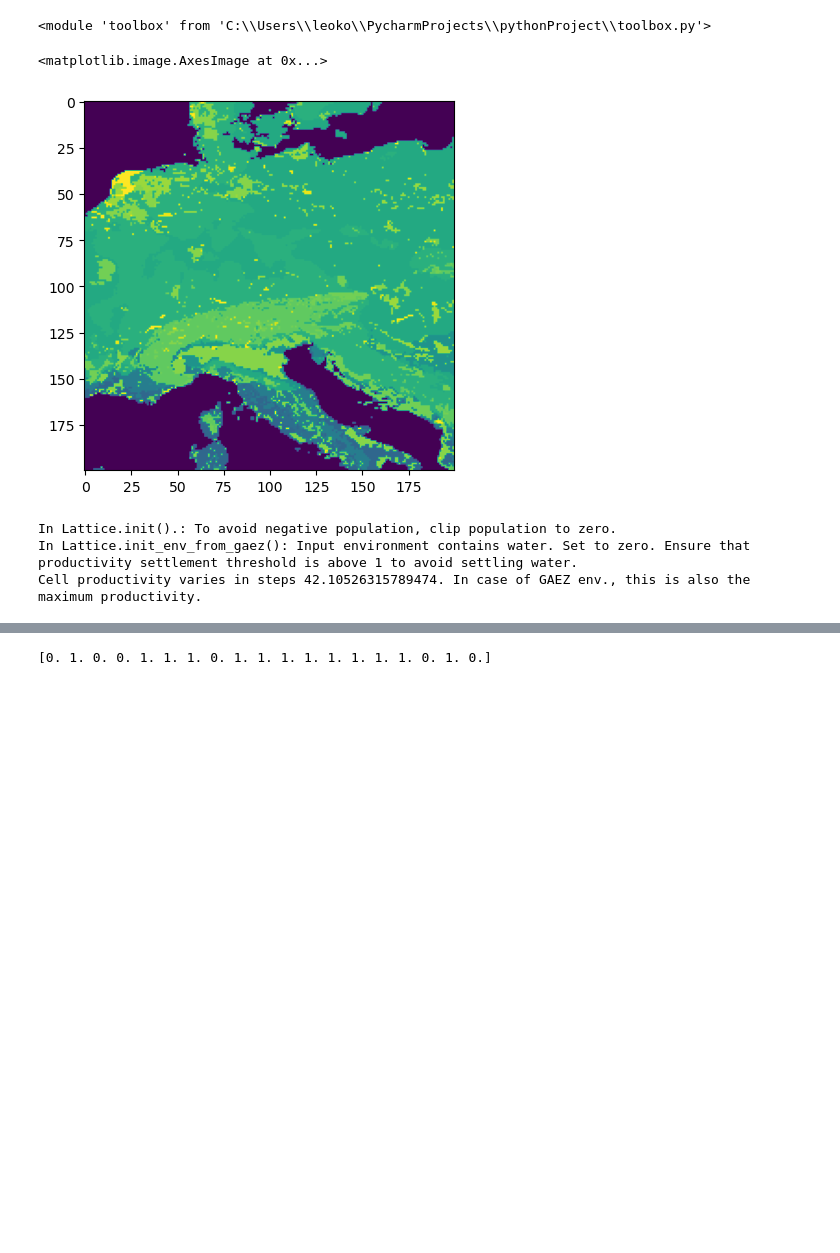
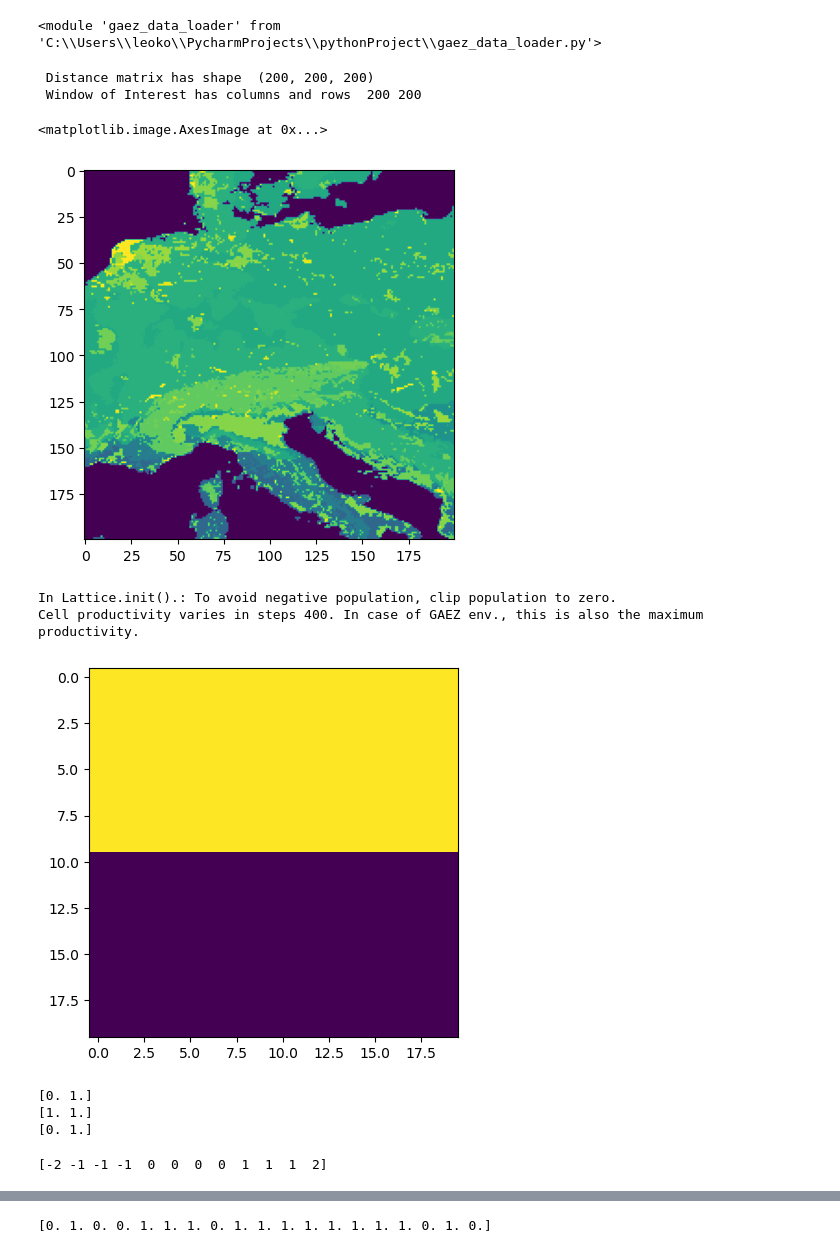
Before and after one commit to LeoKonzett/csh-vienna-abm, a Jupyter notebook: run_simulation.ipynb, the cells around one changed output, grey strips where cells are left out. Cells and saved outputs as stored; diff of their text form; code cells hidden in the pictures; blank space fills up the shorter version.

```diff
--- a/run_simulation.ipynb
+++ b/run_simulation.ipynb
@@ -5,35 +5,38 @@ from tqdm import tqdm
 import os
 from line_profiler import LineProfiler
 
-from gaez_data_loader import GlobalAezV4
+import gaez_data_loader
 import simulation
 import toolbox
 import importlib
 importlib.reload(simulation)
 importlib.reload(toolbox)
+importlib.reload(gaez_data_loader)
 # %% [output]
-<module 'toolbox' from 'C:\\Users\\leoko\\PycharmProjects\\pythonProject\\toolbox.py'>
+<module 'gaez_data_loader' from 'C:\\Users\\leoko\\PycharmProjects\\pythonProject\\gaez_data_loader.py'>
 # %%
 # Load GAEZ data
 
 data_dir = r"C:\Users\leoko\Documents\Vienna_CSH\gaez_v4_data"
 fn = "aez_33_classes_low_res.tif"
 
-gaez_data = GlobalAezV4()
+gaez_data = gaez_data_loader.GlobalAezV4()
 gaez_data.load(os.path.join(data_dir, fn), idx=0, verbose=False)
-gaez_data.set_woi(r0=300, c0=2000, n_rows=400, n_cols=600) # crop europe
-gaez_data.get_distance_matrix() # load distance matrix
+gaez_data.set_woi(r0=400, c0=2200, n_rows=200, n_cols=200) # crop europe
+gaez_data.get_distance_matrix(verbose=True) # load distance matrix
 
-test_data = np.copy(gaez_data._array[100:300, 200:400])
+test_data = np.copy(gaez_data._array)
 
 plt.imshow(test_data) # visualize
 # %% [output]
-<matplotlib.image.AxesImage at 0x...>
+ Distance matrix has shape  (200, 200, 200)
+ Window of Interest has columns and rows  200 200
+<matplotlib.image.AxesImage at 0x...>
 [figure]
 # %%
 # Parameters
-num_rows, num_cols = test_data.shape
-num_vars = 10 # number of env. variables
+num_rows, num_cols = 20, 20
+num_vars = 2 # number of env. variables
 p_0 = 800 # Basic productivity - sets max. population for a single village
 pop_min, pop_max = 10, 20 # Min and max population for a village to split
 
@@ -48,10 +51,9 @@ rate = 1 / 30 # Growth coefficient in equation (1) - denotes time
 p_min = 0 # If None, population gets clipped to zero in each update of the logistic ODE
 
 # Single lattice with seed 50
-lattice = simulation.Lattice(n_rows=num_rows, n_cols=num_cols, steps_sim=sim_steps, seed=50, idx_start=(100, 100),
-                             num_env_vars=num_vars, pop_min=pop_min, pop_max=pop_max, env=test_data,
+lattice = simulation.Lattice(n_rows=num_rows, n_cols=num_cols, steps_sim=sim_steps, seed=50, idx_start=(12, 10),
+                             num_env_vars=num_vars, pop_min=pop_min, pop_max=pop_max, env=None,
                              rate_growth=rate, prod_min=p_min, rate_prod=p_0)
 # %% [output]
 In Lattice.init().: To avoid negative population, clip population to zero.
-In Lattice.init_env_from_gaez(): Input environment contains water. Set to zero. Ensure that productivity settlement threshold is above 1 to avoid settling water.
-Cell productivity varies in steps 42.10526315789474. In case of GAEZ env., this is also the maximum productivity.
+Cell productivity varies in steps 400. In case of GAEZ env., this is also the maximum productivity.
@@ -58,3 +63,33 @@ Cell productivity varies in steps 42.10526315789474. In case of GAEZ env., this
+# %%
+# Add custom environment to check limits of simulation
+test_env = np.zeros_like(lattice.env)
+
+test_env[:10, :, 0] = 1
+test_env[10:, :, 0] = 0
+test_env[:10, :, 1] = 0
+test_env[10:, :, 1] = 1
+
+plt.imshow(test_env[:, :, 0])
+
+# adapt lattice p_in - 400 is max. productivity and varies in steps of 400
+lattice.pop_max, lattice.pop_min = 100, 300
+lattice.env = test_env
+# %% [output]
+[figure, added]
+# %%
+print(lattice.env[lattice.r0, lattice.c0]) # check environment at start location
+print(lattice.skills[lattice.r0, lattice.c0]) # check skill at start location
+
+lattice.skills[lattice.r0, lattice.c0] = [0, 1]
+print(lattice.skills[lattice.r0, lattice.c0]) # check skill at start location
+# %% [output]
+[0. 1.]
+[1. 1.]
+[0. 1.]
+# %%
+print(lattice.indices_r)
+# %% [output]
+[-2 -1 -1 -1  0  0  0  0  1  1  1  2]
 # %%
 # Run with line profiler
 profiler_line = LineProfiler()
```
Also changed, not shown: parts of 8 cells of this notebook.
